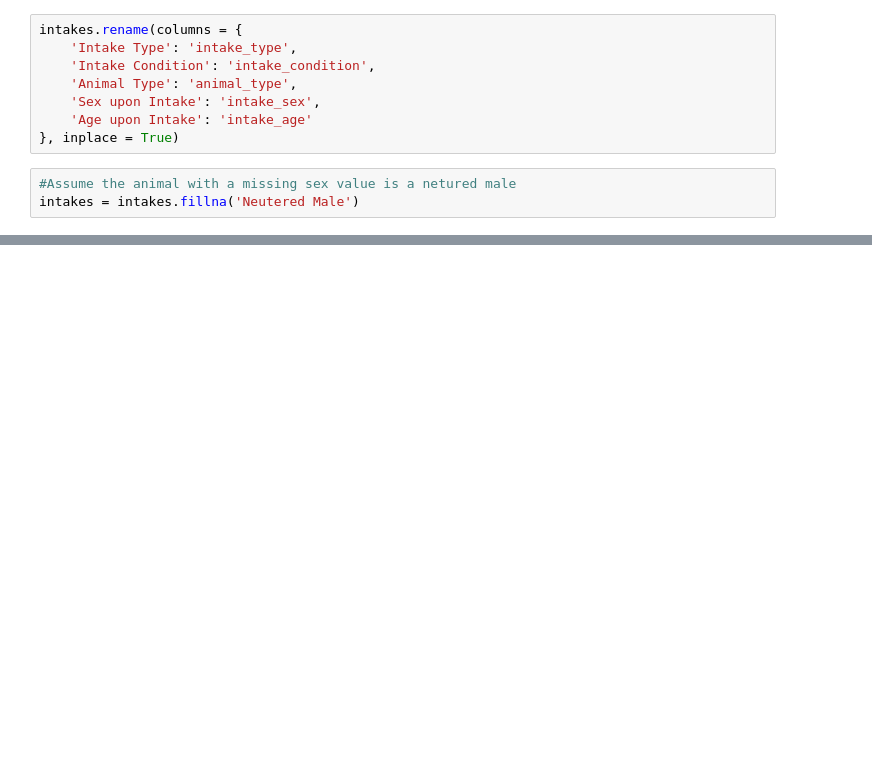
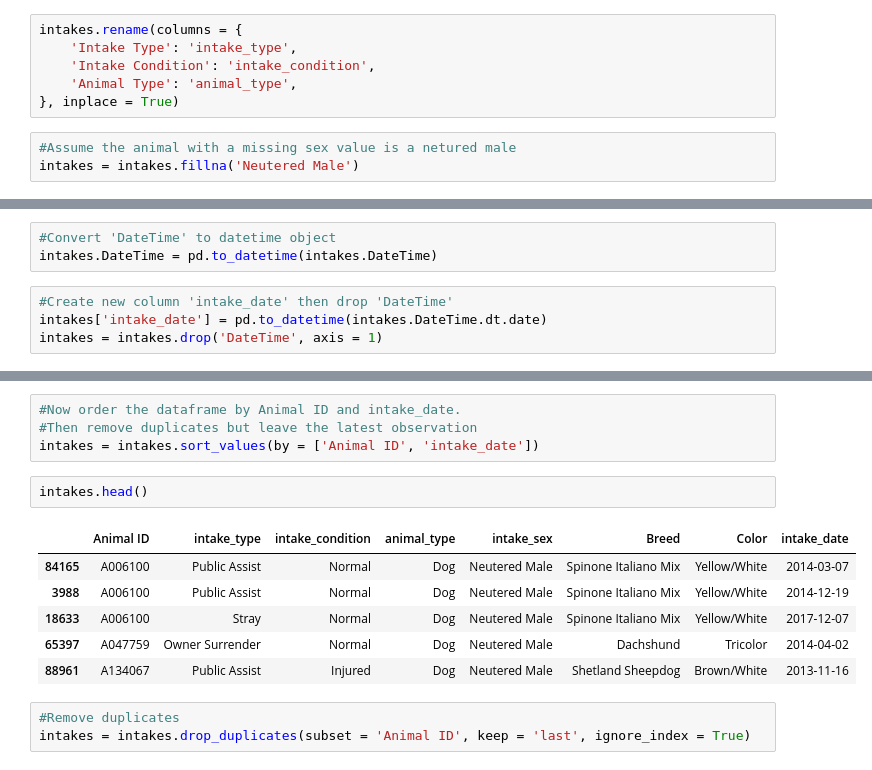
Before and after one commit to johnathon-smith/austin-animal-center-classification-project, a Jupyter notebook: wrangle_data.ipynb, the cells around one changed output, grey strips where cells are left out. Cells and saved outputs as stored; diff of their text form; blank space fills up the shorter version.

```diff
--- a/wrangle_data.ipynb
+++ b/wrangle_data.ipynb
@@ -61,8 +61,6 @@ intakes.rename(columns = {
     'Intake Type': 'intake_type',
     'Intake Condition': 'intake_condition',
     'Animal Type': 'animal_type',
-    'Sex upon Intake': 'intake_sex',
-    'Age upon Intake': 'intake_age'
 }, inplace = True)
 # %%
 #Assume the animal with a missing sex value is a netured male
@@ -99,3 +95,10 @@ intake_age          0
 Breed               0
 Color               0
 dtype: int64
+# %%
+#Convert 'DateTime' to datetime object
+intakes.DateTime = pd.to_datetime(intakes.DateTime)
+# %%
+#Create new column 'intake_date' then drop 'DateTime'
+intakes['intake_date'] = pd.to_datetime(intakes.DateTime.dt.date)
+intakes = intakes.drop('DateTime', axis = 1)
@@ -101,0 +123,16 @@ dtype: int64
+# %%
+#Now order the dataframe by Animal ID and intake_date.
+#Then remove duplicates but leave the latest observation
+intakes = intakes.sort_values(by = ['Animal ID', 'intake_date'])
+# %%
+intakes.head()
+# %% [output]
+|  | Animal ID | intake_type | intake_condition | animal_type | intake_sex | Breed | Color | intake_date |
+| 84165 | A006100 | Public Assist | Normal | Dog | Neutered Male | Spinone Italiano Mix | Yellow/White | 2014-03-07 |
+| 3988 | A006100 | Public Assist | Normal | Dog | Neutered Male | Spinone Italiano Mix | Yellow/White | 2014-12-19 |
+| 18633 | A006100 | Stray | Normal | Dog | Neutered Male | Spinone Italiano Mix | Yellow/White | 2017-12-07 |
+| 65397 | A047759 | Owner Surrender | Normal | Dog | Neutered Male | Dachshund | Tricolor | 2014-04-02 |
+| 88961 | A134067 | Public Assist | Injured | Dog | Neutered Male | Shetland Sheepdog | Brown/White | 2013-11-16 |
+# %%
+#Remove duplicates
+intakes = intakes.drop_duplicates(subset = 'Animal ID', keep = 'last', ignore_index = True)
```
Also changed, not shown: parts of 29 cells of this notebook.
